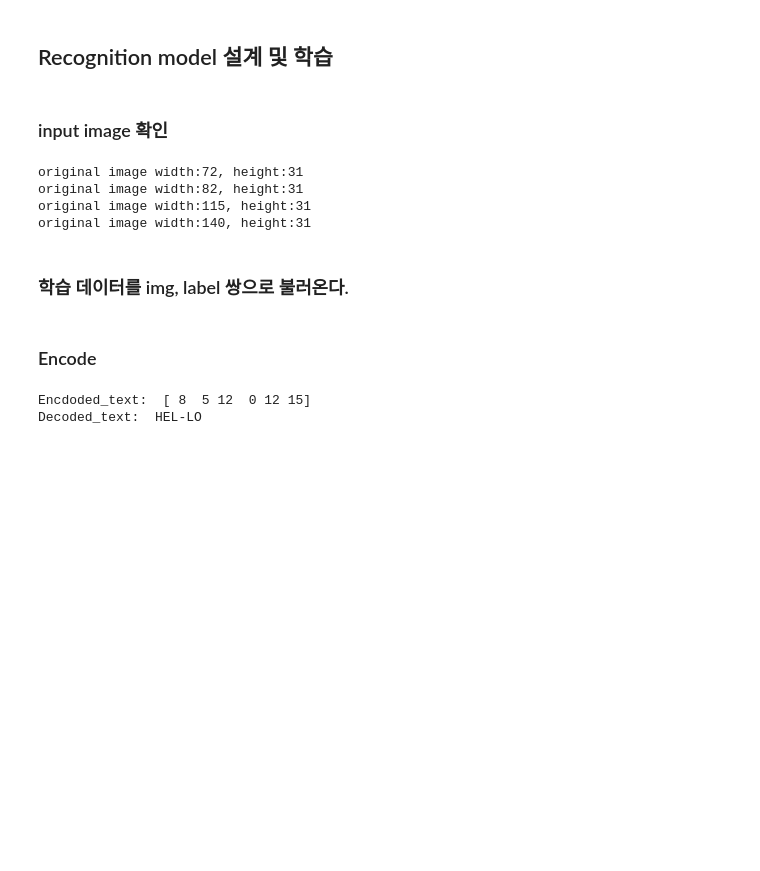
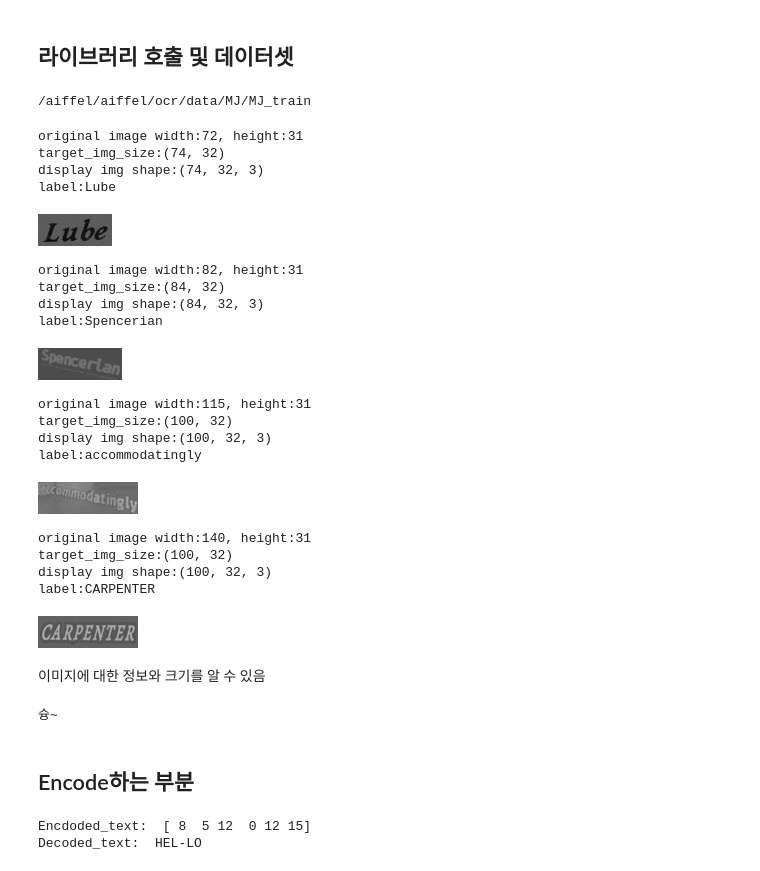
Before and after one commit to seongbeom-kr/AIFFEL_quest_rs, a Jupyter notebook: AIFFEL_quest_rs/GoingDeeper/Gd04/project_ocr.ipynb, the cells around one changed output. Drawn from its saved outputs; the diff is of its cells as text; code cells hidden in the pictures; blank space fills up the shorter version.

```diff
--- a/AIFFEL_quest_rs/GoingDeeper/Gd04/project_ocr.ipynb
+++ b/AIFFEL_quest_rs/GoingDeeper/Gd04/project_ocr.ipynb
@@ -17,5 +1,5 @@ SAMPLE_IMG_PATH = HOME_DIR + "/data/sample.jpg"
-# %% [markdown]
-## Recognition model 설계 및 학습
+# %% [markdown]
+## 라이브러리 호출 및 데이터셋
 # %%
 import re
 import six
@@ -26,7 +10,7 @@ import numpy as np
 import tensorflow as tf
 
 from PIL import Image
-
+import PIL
 from tensorflow.keras import layers
 from tensorflow.keras.models import Model
 from tensorflow.keras.utils import Sequence
@@ -34,11 +18,15 @@ from tensorflow.keras import backend as K
 from tensorflow.keras.models import load_model
 
 BATCH_SIZE = 128
-TRAIN_DATA_PATH = './data/MJ/MJ_train'
-VALID_DATA_PATH = './data/MJ/MJ_valid'
-TEST_DATA_PATH = './data/MJ/MJ_test'
+HOME_DIR = os.getenv('HOME')+'/aiffel/ocr'
+
+TRAIN_DATA_PATH = HOME_DIR+'/data/MJ/MJ_train'
+VALID_DATA_PATH = HOME_DIR+'/data/MJ/MJ_valid'
+TEST_DATA_PATH = HOME_DIR+'/data/MJ/MJ_test'
+
+print(TRAIN_DATA_PATH)
+# %% [output]
+/aiffel/aiffel/ocr/data/MJ/MJ_train
-# %% [markdown]
-### input image 확인
 # %%
 from IPython.display import display
 
@@ -56,38 +44,62 @@ env = lmdb.open(TRAIN_DATA_PATH,
 with env.begin(write=False) as txn:
     for index in range(1, 5):
         # index를 이용해서 라벨 키와 이미지 키를 만들면
         # txn에서 라벨과 이미지를 읽어올 수 있어요
         label_key = 'label-%09d'.encode() % index
         label = txn.get(label_key).decode('utf-8')
         img_key = 'image-%09d'.encode() % index
         imgbuf = txn.get(img_key)
         buf = six.BytesIO()
         buf.write(imgbuf)
         buf.seek(0)
 
         # 이미지는 버퍼를 통해 읽어오기 때문에
         # 버퍼에서 이미지로 변환하는 과정이 다시 필요해요
         try:
             img = Image.open(buf).convert('RGB')
 
         except IOError:
             img = Image.new('RGB', (100, 32))
             label = '-'
 
         # 원본 이미지 크기를 출력해 봅니다
         width, height = img.size
         print('original image width:{}, height:{}'.format(width, height))
 
         # 이미지 비율을 유지하면서 높이를 32로 바꿀거에요
         # 하지만 너비를 100보다는 작게하고 싶어요
         target_width = min(int(width*32/height), 100)
+        target_img_size = (target_width,32)
+        print('target_img_size:{}'.format(target_img_size))
+        img = np.array(img.resize(target_img_size)).transpose(1,0,2)
+
+        # 이제 높이가 32로 일정한 이미지와 라벨을 함께 출력할 수 있어요
+        print('display img shape:{}'.format(img.shape))
+        print('label:{}'.format(label))
+        display(Image.fromarray(img.transpose(1,0,2).astype(np.uint8)))
 # %% [output]
 original image width:72, height:31
-original image width:82, height:31
-original image width:115, height:31
-original image width:140, height:31
+target_img_size:(74, 32)
+display img shape:(74, 32, 3)
+label:Lube
+[figure, added]
+original image width:82, height:31
+target_img_size:(84, 32)
+display img shape:(84, 32, 3)
+label:Spencerian
+[figure, added]
+original image width:115, height:31
+target_img_size:(100, 32)
+display img shape:(100, 32, 3)
+label:accommodatingly
+[figure, added]
+original image width:140, height:31
+target_img_size:(100, 32)
+display img shape:(100, 32, 3)
+label:CARPENTER
+[figure, added]
-# %% [markdown]
-### 학습 데이터를 img, label 쌍으로 불러온다.
+# %% [markdown]
+이미지에 대한 정보와 크기를 알 수 있음
 # %%
 class MJDatasetSequence(Sequence):
     # 객체를 초기화 할 때 lmdb를 열어 env에 준비해둡니다
@@ -192,7 +204,11 @@ class MJDatasetSequence(Sequence):
         outputs = {'ctc': np.zeros([self.batch_size, 1])}
 
         return inputs, outputs
+
+print("슝~")
+# %% [output]
+슝~
-# %% [markdown]
-### Encode
+# %% [markdown]
+## Encode하는 부분
 # %%
 class LabelConverter(object):
```
Also changed, not shown: parts of 35 cells of this notebook, 2 other files.
